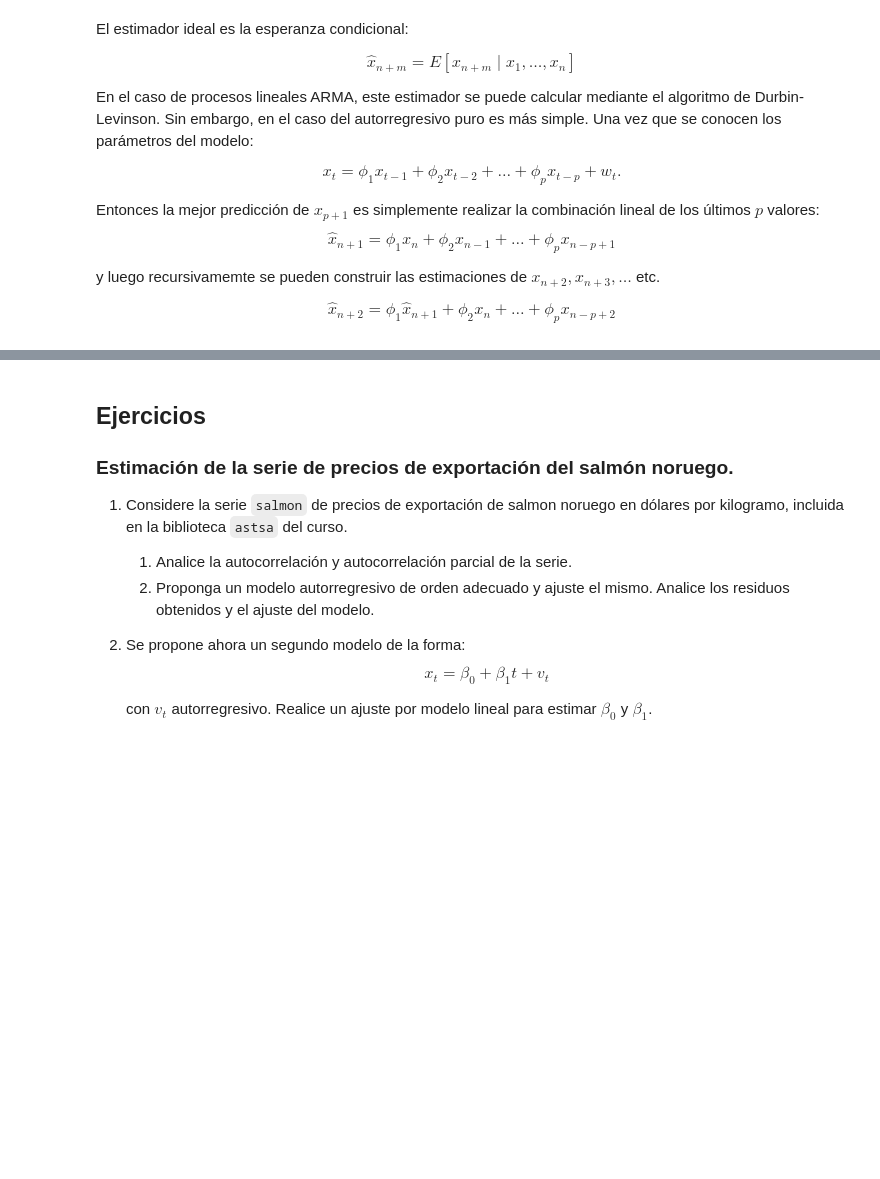
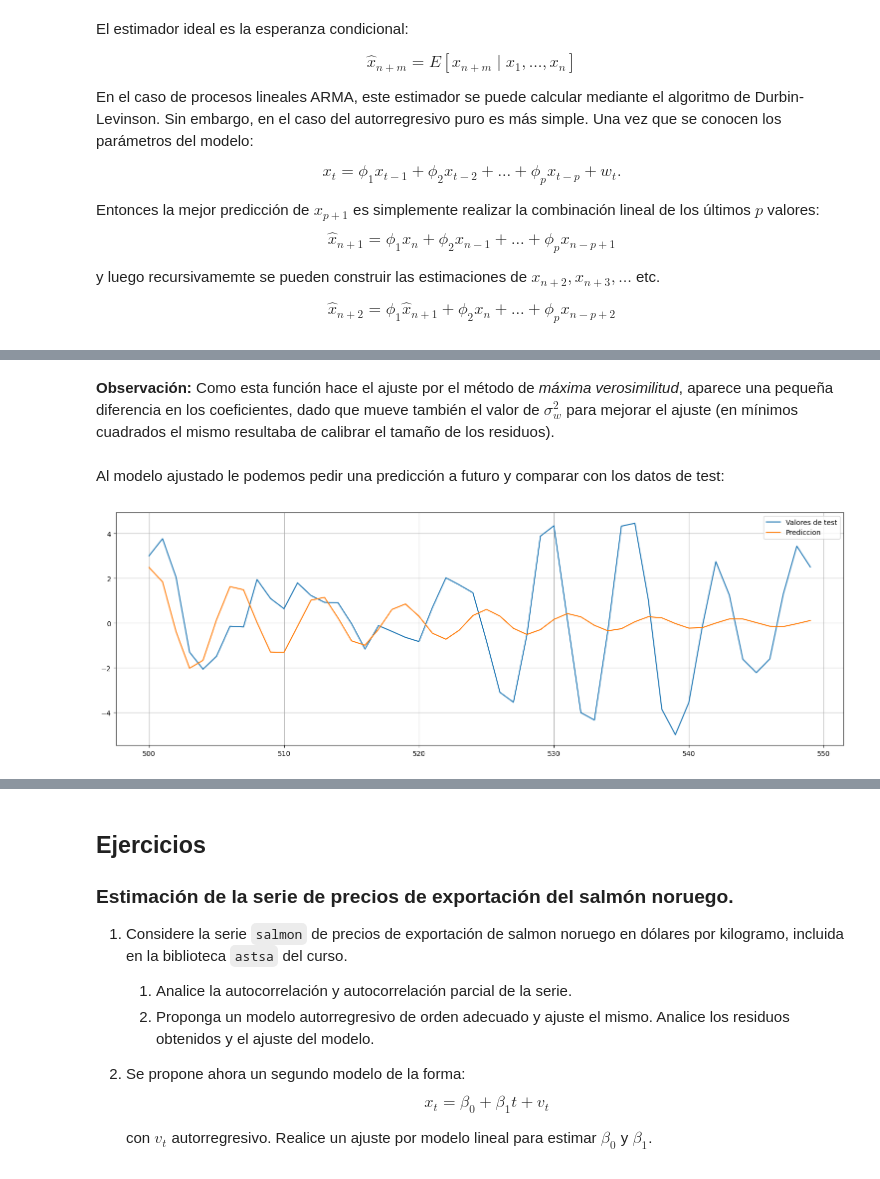
Before and after one commit to aferragu/curso_series_temporales, a Jupyter notebook: 3- Modelos ARMA y ARIMA/Modelos autorregresivos y autocorrelacion parcial.ipynb, the cells around one changed output, grey strips where cells are left out. Drawn from its saved outputs; the diff is of its cells as text; code cells hidden in the pictures; blank space fills up the shorter version.

```diff
--- a/3- Modelos ARMA y ARIMA/Modelos autorregresivos y autocorrelacion parcial.ipynb
+++ b/3- Modelos ARMA y ARIMA/Modelos autorregresivos y autocorrelacion parcial.ipynb
@@ -579,0 +599,14 @@ x_hat = pd.Series(x_hat,index=range(n,n+m))
+# %% [markdown]
+**Observación:** Como esta función hace el ajuste por el método de *máxima verosimilitud*, aparece una pequeña diferencia en los coeficientes, dado que mueve también el valor de $\sigma_w^2$ para mejorar el ajuste (en mínimos cuadrados el mismo resultaba de calibrar el tamaño de los residuos).
+# %% [markdown]
+Al modelo ajustado le podemos pedir una predicción a futuro y comparar con los datos de test:
+# %%
+#Le pido una predicción que comience al final de la serie actual y cubra el intervalo de test.
+forecast = fit.get_prediction(start=n,end=n+m-1)
+
+#plot. Los valores quedan guardados en forecast.predicted_mean
+plt.plot(x_test, label="Valores de test")
+plt.plot(forecast.predicted_mean, label="Prediccion");
+plt.legend();
+# %% [output]
+[figure, added]
```
Also changed, not shown: parts of 58 cells of this notebook, 6 other files.
